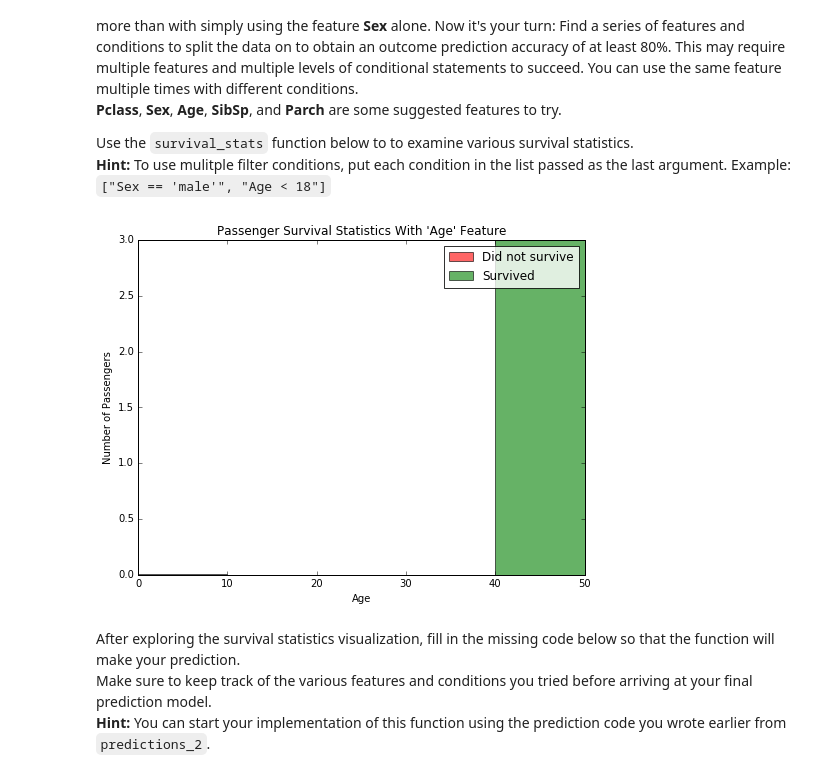
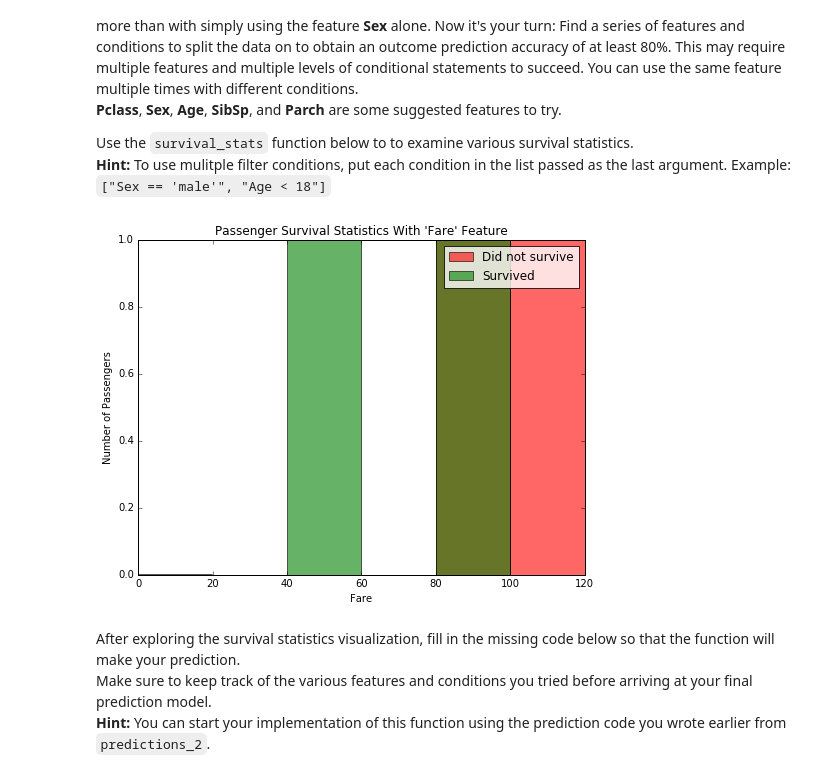
Before and after one commit to diyjac/titanic_survival_exploration, a Jupyter notebook: titanic_survival_exploration.ipynb, the cells around one changed output. Drawn from its saved outputs; the diff is of its cells as text; code cells hidden in the pictures.

```diff
--- a/titanic_survival_exploration.ipynb
+++ b/titanic_survival_exploration.ipynb
@@ -223,9 +219,9 @@ Adding the feature **Age** as a condition in conjunction with **Sex** improves t
 Use the `survival_stats` function below to to examine various survival statistics.
 **Hint:** To use mulitple filter conditions, put each condition in the list passed as the last argument. Example: `["Sex == 'male'", "Age < 18"]`
 # %%
-survival_stats(data, outcomes, 'Age', ["Sex == 'male'", "Age > 40", "Fare < 100.0", "SibSp == 1", "Pclass == 1", "Parch == 0", "Embarked == 'C'"])
+survival_stats(data, outcomes, 'Fare', ["Sex == 'male'", "Age < 40.0", "SibSp == 1", "Pclass == 1", "Parch == 0", "Embarked == 'C'"])
 # %% [output]
-[figure, old version]
+[figure, new version]
 # %% [markdown]
 After exploring the survival statistics visualization, fill in the missing code below so that the function will make your prediction.
 Make sure to keep track of the various features and conditions you tried before arriving at your final prediction model.
```
Also changed, not shown: parts of 4 cells of this notebook, 1 other file.
